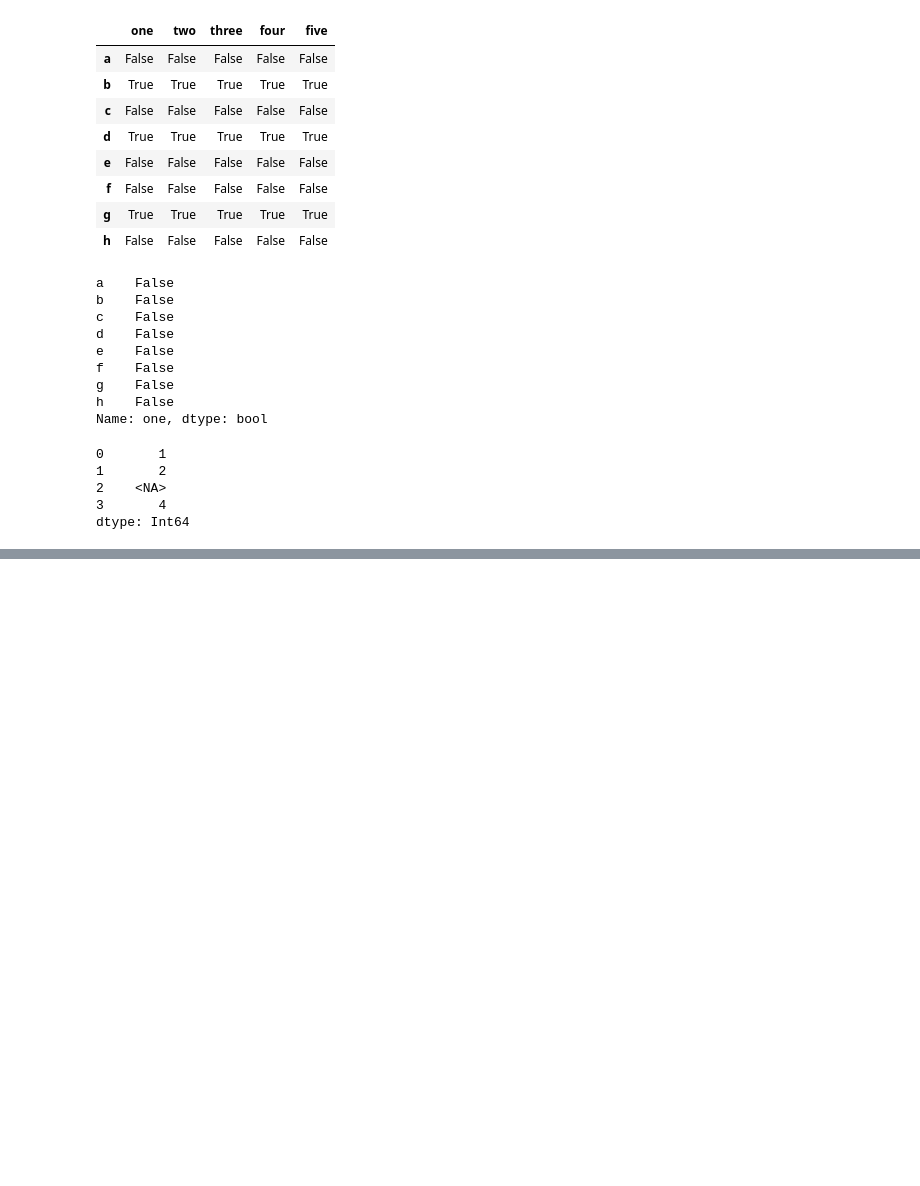
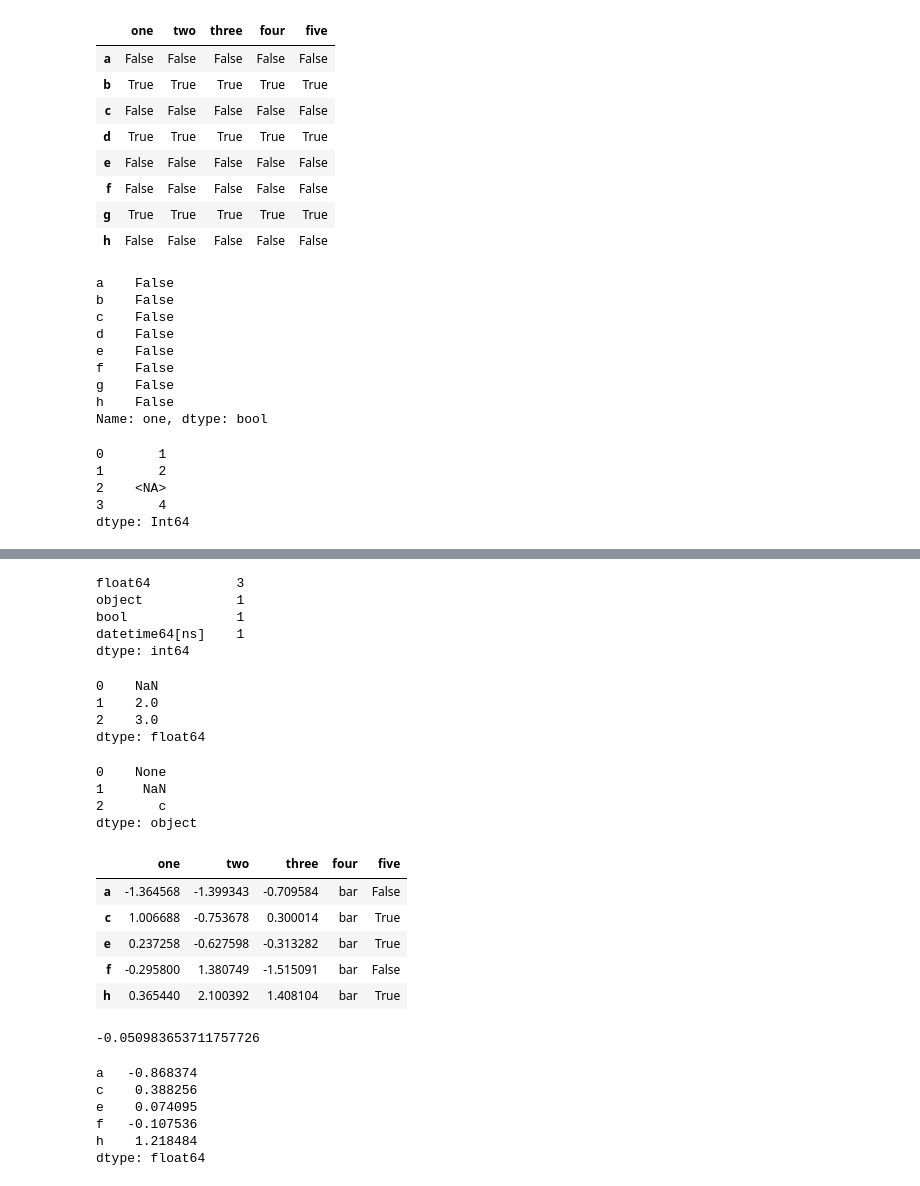
Before and after one commit to ramank123/Pandas, a Jupyter notebook: Working_with_missing_data.ipynb, the cells around one changed output, grey strips where cells are left out. Drawn from its saved outputs; the diff is of its cells as text; code cells hidden in the pictures; blank space fills up the shorter version.

```diff
--- a/Working_with_missing_data.ipynb
+++ b/Working_with_missing_data.ipynb
@@ -139,0 +140,49 @@ df2
+# %%
+df2.dtypes.value_counts()
+# %% [output]
+float64           3
+object            1
+bool              1
+datetime64[ns]    1
+dtype: int64
+# %%
+s = pd.Series([1, 2, 3])
+s.loc[0] = None
+s
+# %% [output]
+0    NaN
+1    2.0
+2    3.0
+dtype: float64
+# %%
+s = pd.Series(["a", "b", "c"])
+s.loc[0] = None
+s.loc[1] = np.nan
+s
+# %% [output]
+0    None
+1     NaN
+2       c
+dtype: object
+# %%
+df
+# %% [output]
+|  | one | two | three | four | five |
+| a | -1.364568 | -1.399343 | -0.709584 | bar | False |
+| c | 1.006688 | -0.753678 | 0.300014 | bar | True |
+| e | 0.237258 | -0.627598 | -0.313282 | bar | True |
+| f | -0.295800 | 1.380749 | -1.515091 | bar | False |
+| h | 0.365440 | 2.100392 | 1.408104 | bar | True |
+# %%
+df["one"].sum()
+# %% [output]
+-0.050983653711757726
+# %%
+df.mean(1)
+# %% [output]
+a   -0.868374
+c    0.388256
+e    0.074095
+f   -0.107536
+h    1.218484
+dtype: float64
```
Also changed, not shown: parts of 12 cells of this notebook.
